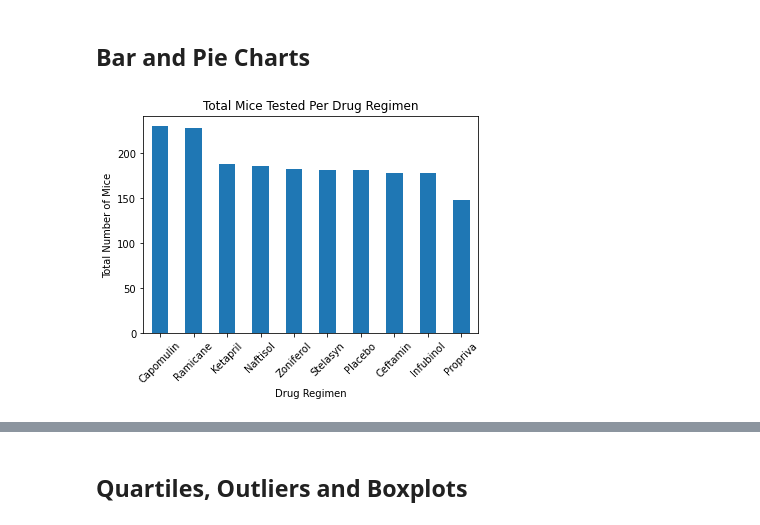
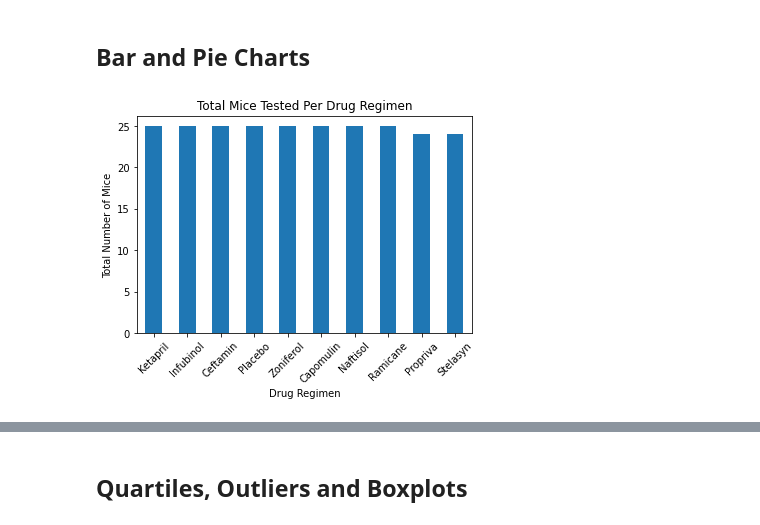
Before and after one commit to welanc/matplotlib-challenge, a Jupyter notebook: pymaceuticals_starter.ipynb, the cells around one changed output, grey strips where cells are left out. Drawn from its saved outputs; the diff is of its cells as text; code cells hidden in the pictures.

```diff
--- a/pymaceuticals_starter.ipynb
+++ b/pymaceuticals_starter.ipynb
@@ -159,13 +159,14 @@ stats_df
 ## Bar and Pie Charts
 # %%
 # Generate a bar plot showing the total number of mice for each treatment throughout the course of the study using pandas.
-mice_per_drug = clean_df["Drug Regimen"].value_counts()
+total_drugs = clean_df[["Mouse ID","Drug Regimen"]].drop_duplicates()
+mice_per_drug = total_drugs["Drug Regimen"].value_counts()
 mice_per_drug.plot(kind="bar", rot=45)
 plt.title("Total Mice Tested Per Drug Regimen")
 plt.ylabel("Total Number of Mice")
 plt.xlabel("Drug Regimen")
 plt.show()
 # %% [output]
-[figure, old version]
+[figure, new version]
 # %%
 # Generate a bar plot showing the total number of mice for each treatment throughout the course of the study using pyplot.
```
Also changed, not shown: parts of 7 cells of this notebook.
